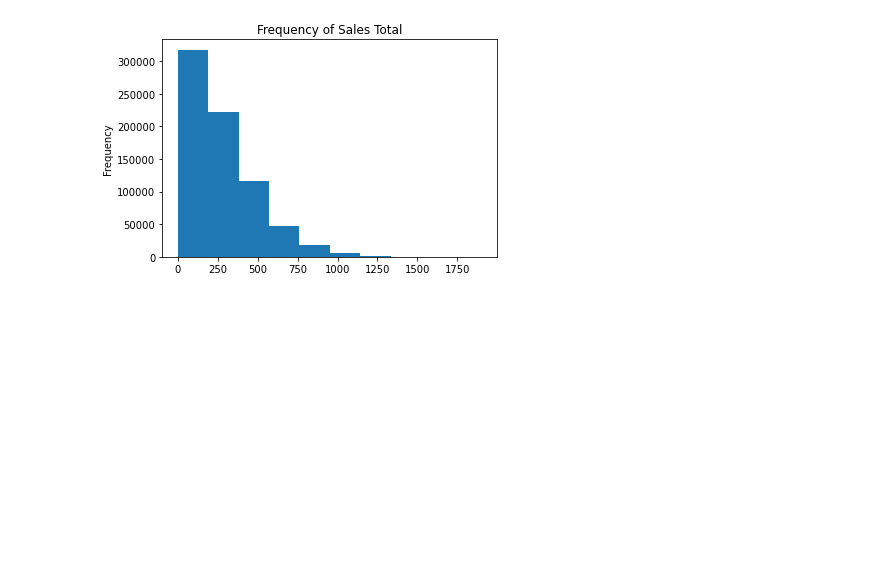
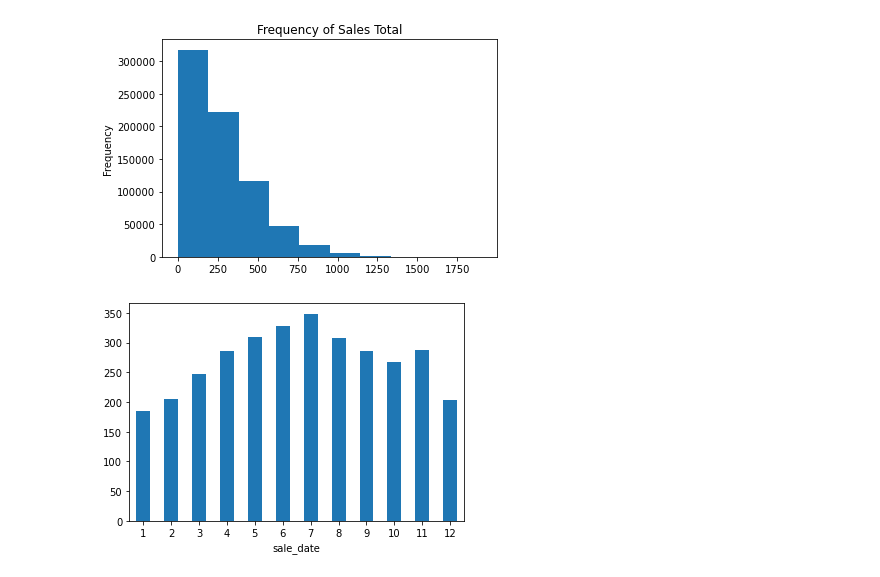
Before and after one commit to rachelrobbinsmayhill/time-series-exercises, a Jupyter notebook: explore.ipynb, the cells around one changed output. Cells and saved outputs as stored; diff of their text form; code cells hidden in the pictures; blank space fills up the shorter version.

```diff
--- a/explore.ipynb
+++ b/explore.ipynb
@@ -92,3 +91,8 @@ y.plot.hist(title = 'Frequency of Sales Total')
 # %% [output]
 <AxesSubplot:title={'center':'Frequency of Sales Total'}, ylabel='Frequency'>
 [figure]
+# %%
+ax = train.groupby(train.index.month).sales_total.mean().plot.bar()
+ax.tick_params('x', rotation=0)
+# %% [output]
+[figure, added]
```
Also changed, not shown: parts of 31 cells of this notebook.
